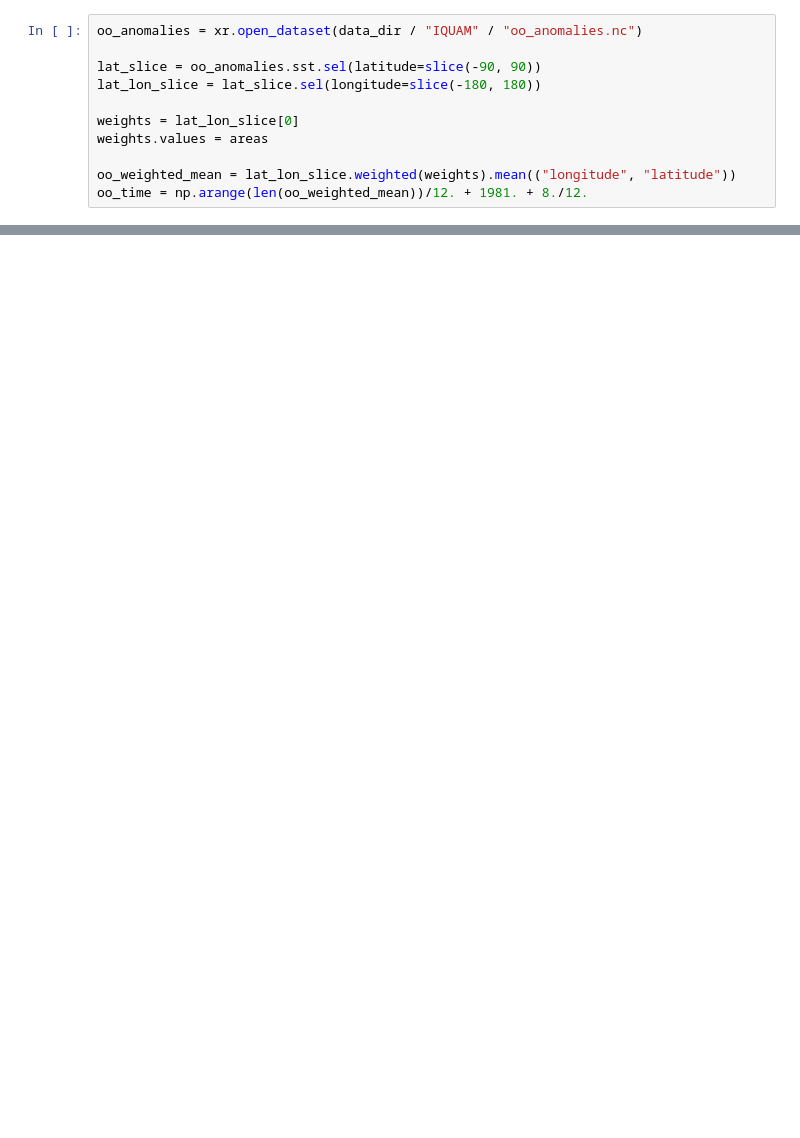
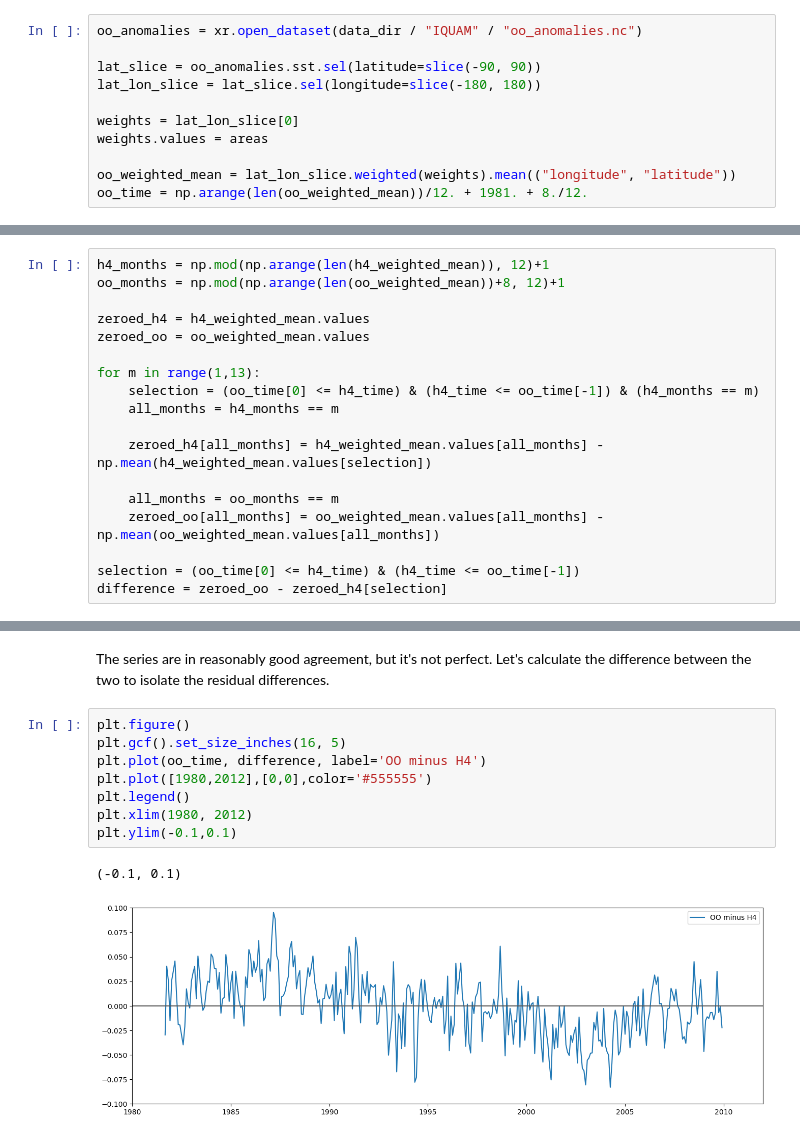
Before and after one commit to jjk-code-otter/open-ocean, a Jupyter notebook: notebooks/compare_to_hadsst4.ipynb, the cells around one changed output, grey strips where cells are left out. Saved outputs shown, nothing was run; the diff lists cells and outputs as text; blank space fills up the shorter version.

```diff
--- a/notebooks/compare_to_hadsst4.ipynb
+++ b/notebooks/compare_to_hadsst4.ipynb
@@ -78,0 +93,18 @@ plt.ylim(-0.2,0.2)
+# %%
+h4_months = np.mod(np.arange(len(h4_weighted_mean)), 12)+1
+oo_months = np.mod(np.arange(len(oo_weighted_mean))+8, 12)+1
+
+zeroed_h4 = h4_weighted_mean.values
+zeroed_oo = oo_weighted_mean.values
+
+for m in range(1,13):
+    selection = (oo_time[0] <= h4_time) & (h4_time <= oo_time[-1]) & (h4_months == m)
+    all_months = h4_months == m
+
+    zeroed_h4[all_months] = h4_weighted_mean.values[all_months] - np.mean(h4_weighted_mean.values[selection])
+
+    all_months = oo_months == m
+    zeroed_oo[all_months] = oo_weighted_mean.values[all_months] - np.mean(oo_weighted_mean.values[all_months])
+
+selection = (oo_time[0] <= h4_time) & (h4_time <= oo_time[-1])
+difference = zeroed_oo - zeroed_h4[selection]
@@ -78,0 +122,13 @@ plt.ylim(-0.2,0.2)
+# %% [markdown]
+The series are in reasonably good agreement, but it's not perfect. Let's calculate the difference between the two to isolate the residual differences.
+# %%
+plt.figure()
+plt.gcf().set_size_inches(16, 5)
+plt.plot(oo_time, difference, label='OO minus H4')
+plt.plot([1980,2012],[0,0],color='#555555')
+plt.legend()
+plt.xlim(1980, 2012)
+plt.ylim(-0.1,0.1)
+# %% [output]
+(-0.1, 0.1)
+[figure, added]
```
Also changed, not shown: parts of 16 cells of this notebook.
